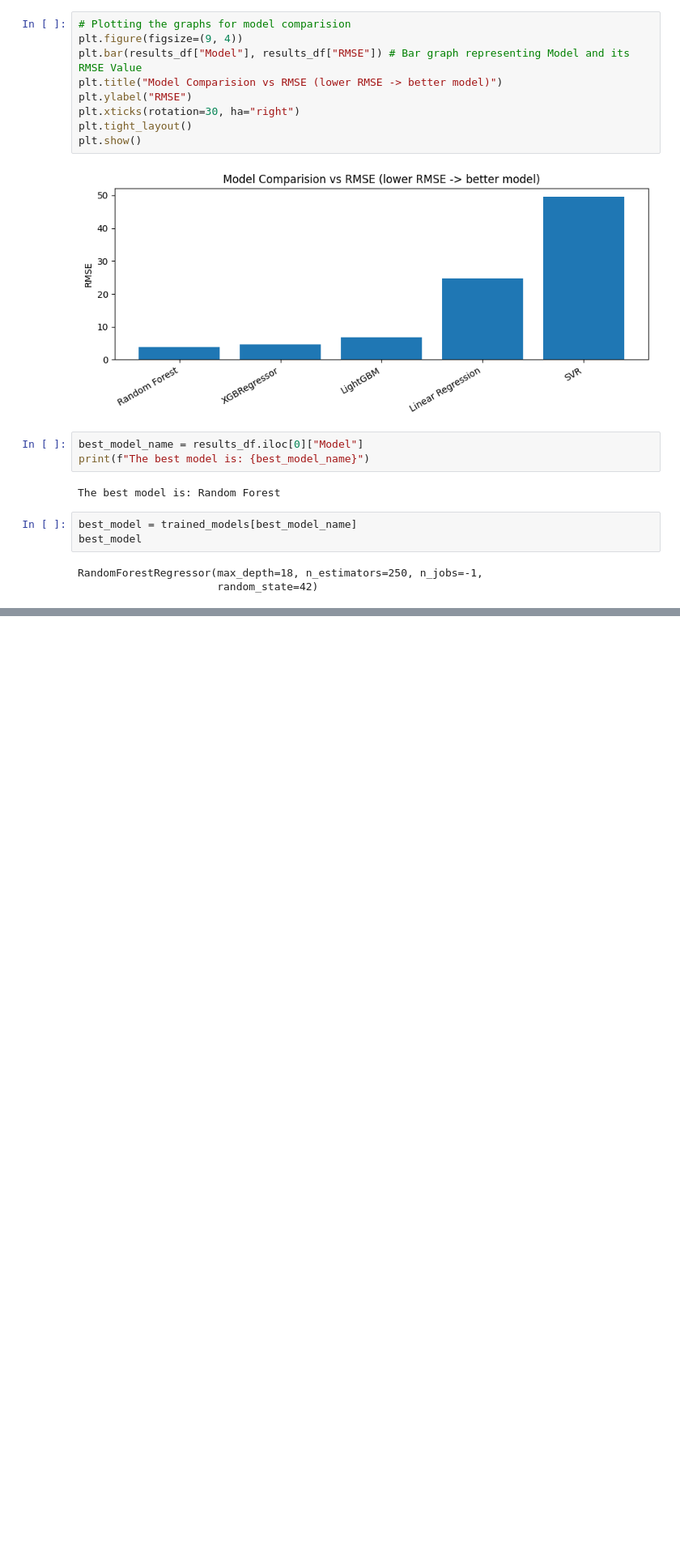
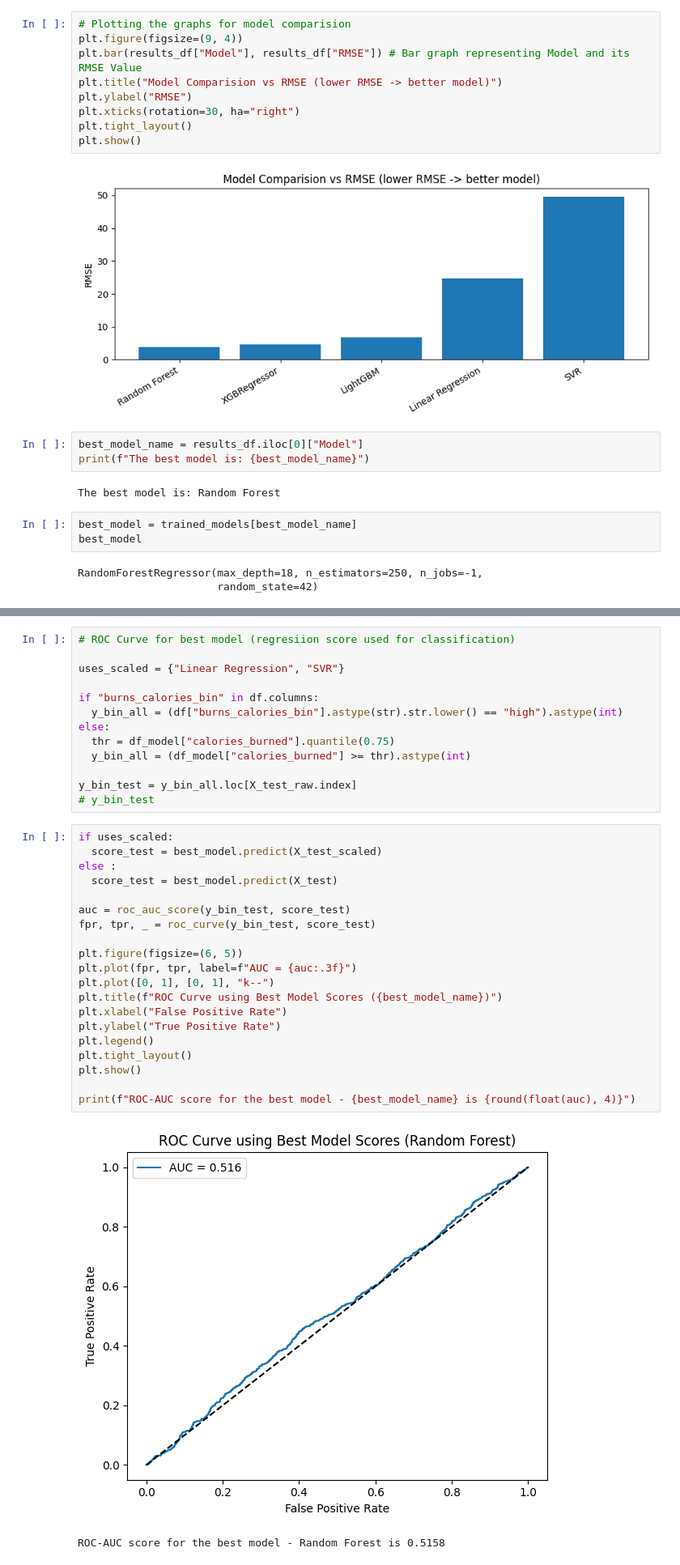
Before and after one commit to Anand-Mansabdar/Major-Project---Calorie-Burn-Prediction, a Jupyter notebook: main.ipynb, the cells around one changed output, grey strips where cells are left out. Shown at 81% size. Saved outputs shown, nothing was run; the diff lists cells and outputs as text; blank space fills up the shorter version.

```diff
--- a/main.ipynb
+++ b/main.ipynb
@@ -614,0 +634,36 @@ RandomForestRegressor(max_depth=18, n_estimators=250, n_jobs=-1,
+# %%
+# ROC Curve for best model (regresiion score used for classification)
+
+uses_scaled = {"Linear Regression", "SVR"}
+
+if "burns_calories_bin" in df.columns:
+  y_bin_all = (df["burns_calories_bin"].astype(str).str.lower() == "high").astype(int)
+else:
+  thr = df_model["calories_burned"].quantile(0.75)
+  y_bin_all = (df_model["calories_burned"] >= thr).astype(int)
+
+y_bin_test = y_bin_all.loc[X_test_raw.index]
+# y_bin_test
+# %%
+if uses_scaled:
+  score_test = best_model.predict(X_test_scaled)
+else :
+  score_test = best_model.predict(X_test)
+
+auc = roc_auc_score(y_bin_test, score_test)
+fpr, tpr, _ = roc_curve(y_bin_test, score_test)
+
+plt.figure(figsize=(6, 5))
+plt.plot(fpr, tpr, label=f"AUC = {auc:.3f}")
+plt.plot([0, 1], [0, 1], "k--")
+plt.title(f"ROC Curve using Best Model Scores ({best_model_name})")
+plt.xlabel("False Positive Rate")
+plt.ylabel("True Positive Rate")
+plt.legend()
+plt.tight_layout()
+plt.show()
+
+print(f"ROC-AUC score for the best model - {best_model_name} is {round(float(auc), 4)}")
+# %% [output]
+[figure, added]
+ROC-AUC score for the best model - Random Forest is 0.5158
```
Also changed, not shown: parts of 7 cells of this notebook.
